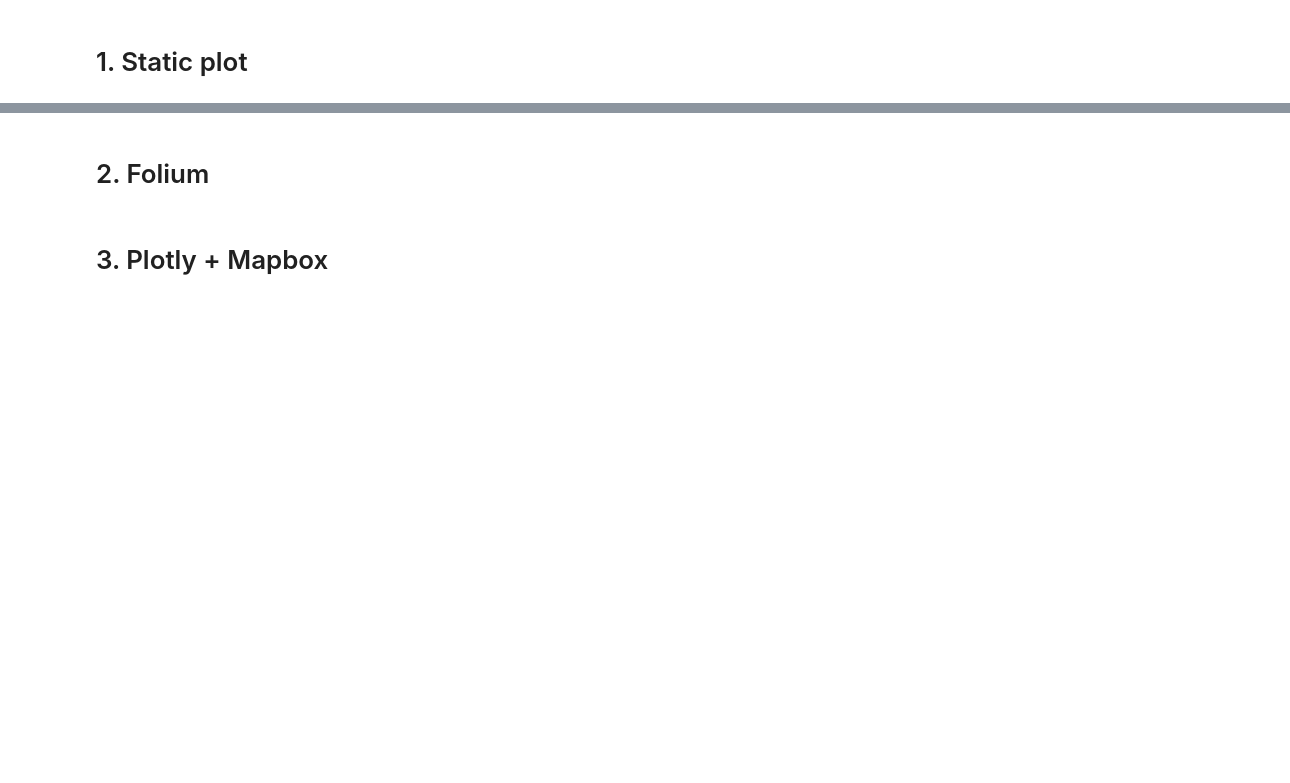
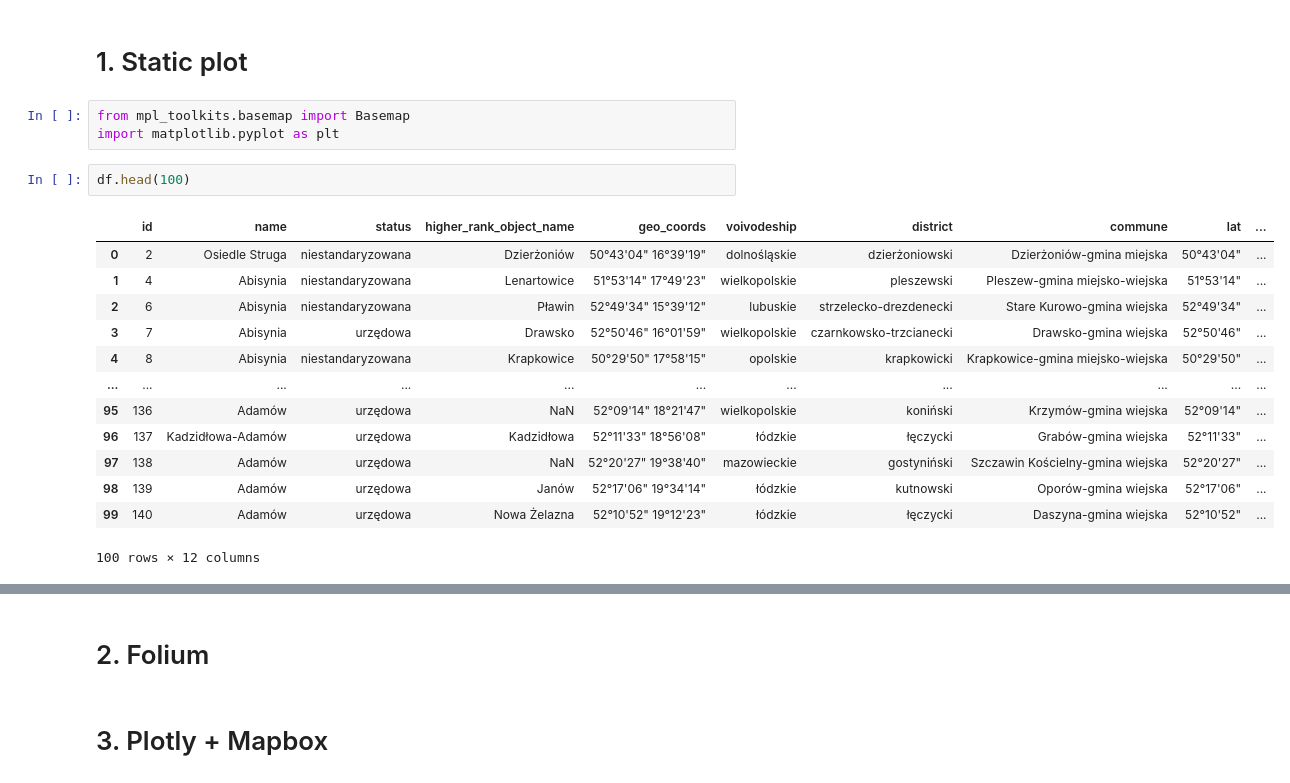
Before and after one commit to KosAqH/Cities-Visualization, a Jupyter notebook: test.ipynb, the cells around one changed output, grey strips where cells are left out. Cells and saved outputs as stored; diff of their text form; blank space fills up the shorter version.

```diff
--- a/test.ipynb
+++ b/test.ipynb
@@ -185,2 +347,21 @@ KeyError: "['nazwa_główna', 'status_nazwy'] not in index"
 # %% [markdown]
 # 1. Static plot
+# %%
+from mpl_toolkits.basemap import Basemap
+import matplotlib.pyplot as plt
+# %%
+df.head(100)
+# %% [output]
+|  | id | name | status | higher_rank_object_name | geo_coords | voivodeship | district | commune | lat | ... |
+| 0 | 2 | Osiedle Struga | niestandaryzowana | Dzierżoniów | 50°43'04" 16°39'19" | dolnośląskie | dzierżoniowski | Dzierżoniów-gmina miejska | 50°43'04" | ... |
+| 1 | 4 | Abisynia | niestandaryzowana | Lenartowice | 51°53'14" 17°49'23" | wielkopolskie | pleszewski | Pleszew-gmina miejsko-wiejska | 51°53'14" | ... |
+| 2 | 6 | Abisynia | niestandaryzowana | Pławin | 52°49'34" 15°39'12" | lubuskie | strzelecko-drezdenecki | Stare Kurowo-gmina wiejska | 52°49'34" | ... |
+| 3 | 7 | Abisynia | urzędowa | Drawsko | 52°50'46" 16°01'59" | wielkopolskie | czarnkowsko-trzcianecki | Drawsko-gmina wiejska | 52°50'46" | ... |
+| 4 | 8 | Abisynia | niestandaryzowana | Krapkowice | 50°29'50" 17°58'15" | opolskie | krapkowicki | Krapkowice-gmina miejsko-wiejska | 50°29'50" | ... |
+| ... | ... | ... | ... | ... | ... | ... | ... | ... | ... | ... |
+| 95 | 136 | Adamów | urzędowa | NaN | 52°09'14" 18°21'47" | wielkopolskie | koniński | Krzymów-gmina wiejska | 52°09'14" | ... |
+| 96 | 137 | Kadzidłowa-Adamów | urzędowa | Kadzidłowa | 52°11'33" 18°56'08" | łódzkie | łęczycki | Grabów-gmina wiejska | 52°11'33" | ... |
+| 97 | 138 | Adamów | urzędowa | NaN | 52°20'27" 19°38'40" | mazowieckie | gostyniński | Szczawin Kościelny-gmina wiejska | 52°20'27" | ... |
+| 98 | 139 | Adamów | urzędowa | Janów | 52°17'06" 19°34'14" | łódzkie | kutnowski | Oporów-gmina wiejska | 52°17'06" | ... |
+| 99 | 140 | Adamów | urzędowa | Nowa Żelazna | 52°10'52" 19°12'23" | łódzkie | łęczycki | Daszyna-gmina wiejska | 52°10'52" | ... |
+100 rows × 12 columns
```
Also changed, not shown: parts of 18 cells of this notebook.
